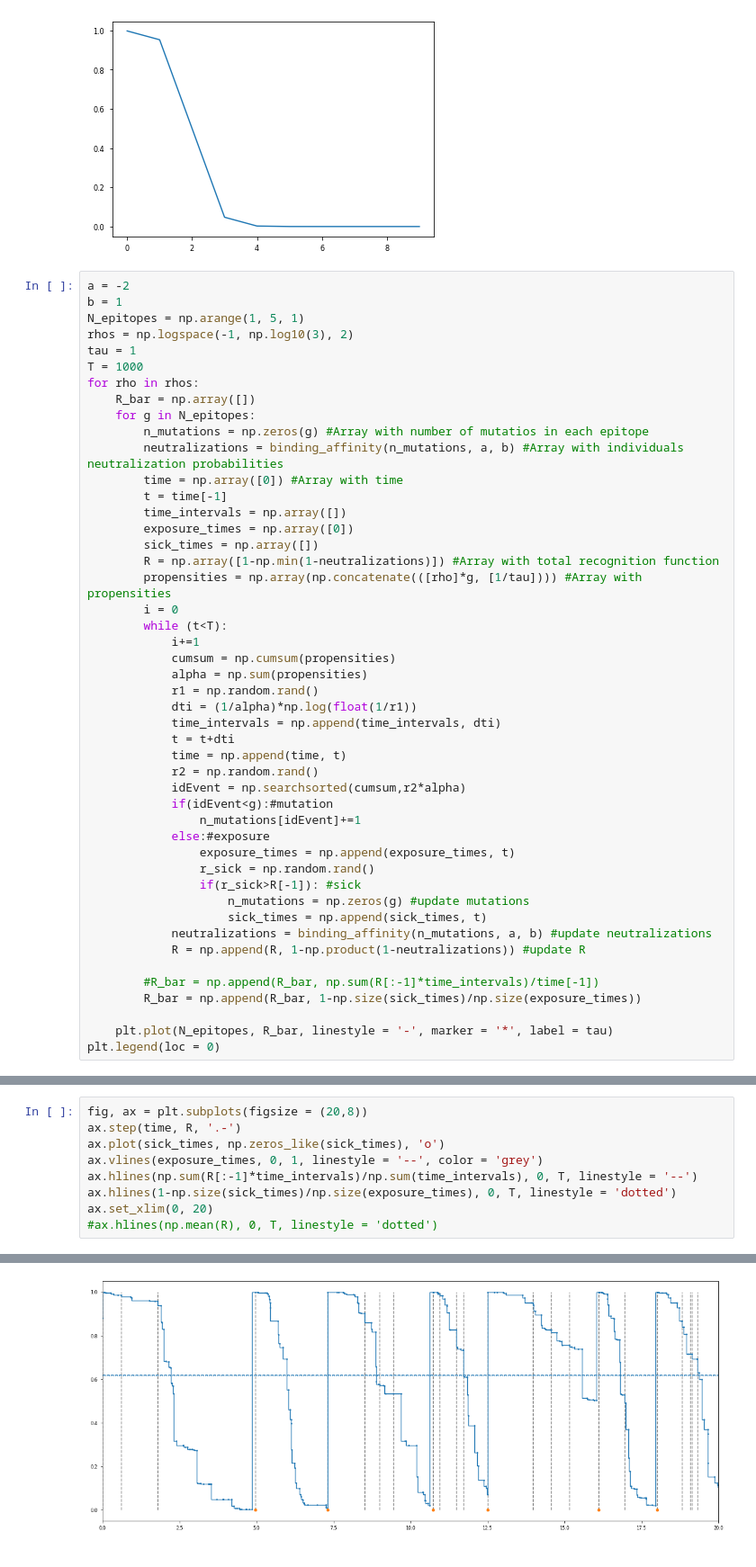
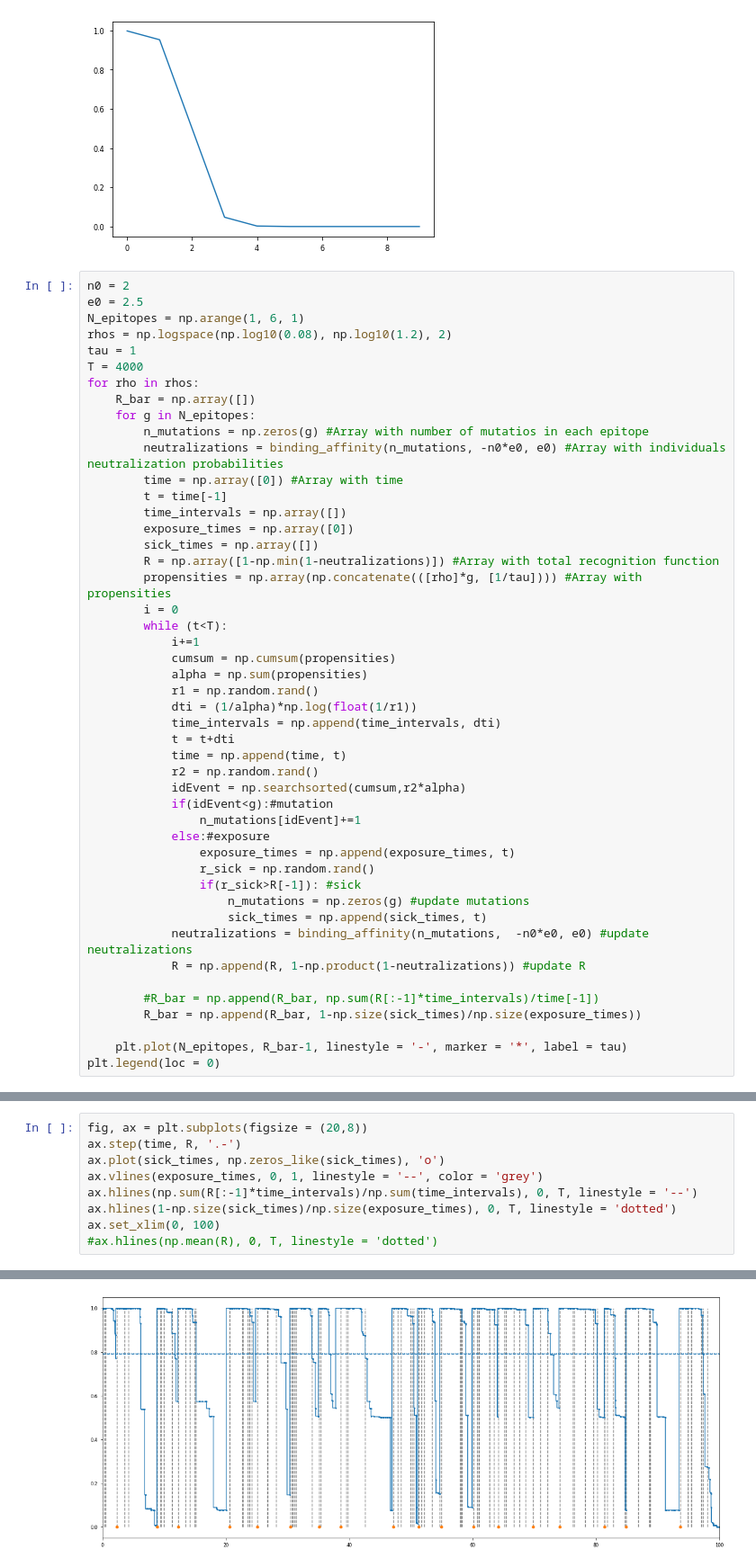
Before and after one commit to rmorantovar/Immune_System, a Jupyter notebook: Jupyter_Notebooks/4_Complexity.ipynb, the cells around one changed output, grey strips where cells are left out. Shown at 90% size. Cells and saved outputs as stored; diff of their text form.

```diff
--- a/Jupyter_Notebooks/4_Complexity.ipynb
+++ b/Jupyter_Notebooks/4_Complexity.ipynb
@@ -54,17 +54,17 @@ plt.plot(x, binding_affinity(x, -6, 3.0))
 [<matplotlib.lines.Line2D at 0x...>]
 [figure]
 # %%
-a = -2
-b = 1
-N_epitopes = np.arange(1, 5, 1)
-rhos = np.logspace(-1, np.log10(3), 2)
+n0 = 2
+e0 = 2.5
+N_epitopes = np.arange(1, 6, 1)
+rhos = np.logspace(np.log10(0.08), np.log10(1.2), 2)
 tau = 1
-T = 1000
+T = 4000
 for rho in rhos:
     R_bar = np.array([])
     for g in N_epitopes:
         n_mutations = np.zeros(g) #Array with number of mutatios in each epitope
-        neutralizations = binding_affinity(n_mutations, a, b) #Array with individuals neutralization probabilities
+        neutralizations = binding_affinity(n_mutations, -n0*e0, e0) #Array with individuals neutralization probabilities
         time = np.array([0]) #Array with time
         t = time[-1]
         time_intervals = np.array([])
@@ -92,13 +92,13 @@ for rho in rhos:
                 if(r_sick>R[-1]): #sick
                     n_mutations = np.zeros(g) #update mutations
                     sick_times = np.append(sick_times, t)
-            neutralizations = binding_affinity(n_mutations, a, b) #update neutralizations
+            neutralizations = binding_affinity(n_mutations,  -n0*e0, e0) #update neutralizations
             R = np.append(R, 1-np.product(1-neutralizations)) #update R
 
         #R_bar = np.append(R_bar, np.sum(R[:-1]*time_intervals)/time[-1])
         R_bar = np.append(R_bar, 1-np.size(sick_times)/np.size(exposure_times))
 
-    plt.plot(N_epitopes, R_bar, linestyle = '-', marker = '*', label = tau)
+    plt.plot(N_epitopes, R_bar-1, linestyle = '-', marker = '*', label = tau)
 plt.legend(loc = 0)
 # %% [output]
 <matplotlib.legend.Legend at 0x...>
@@ -115,6 +115,6 @@ ax.plot(sick_times, np.zeros_like(sick_times), 'o')
 ax.vlines(exposure_times, 0, 1, linestyle = '--', color = 'grey')
 ax.hlines(np.sum(R[:-1]*time_intervals)/np.sum(time_intervals), 0, T, linestyle = '--')
 ax.hlines(1-np.size(sick_times)/np.size(exposure_times), 0, T, linestyle = 'dotted')
-ax.set_xlim(0, 20)
+ax.set_xlim(0, 100)
 #ax.hlines(np.mean(R), 0, T, linestyle = 'dotted')
 # %% [output]
@@ -122,4 +122,4 @@ ax.set_xlim(0, 20)
-[figure, old version]
+[figure, new version]
 # %%
 fig, ax = plt.subplots(1,2,figsize = (20,8))
 ax[0].step(exposure_times, np.arange(1, np.size(exposure_times)+1, 1), label = 'Exposures', color = "darkorange", linewidth = 3)
```
Also changed, not shown: parts of 10 cells of this notebook, 2 other files.
